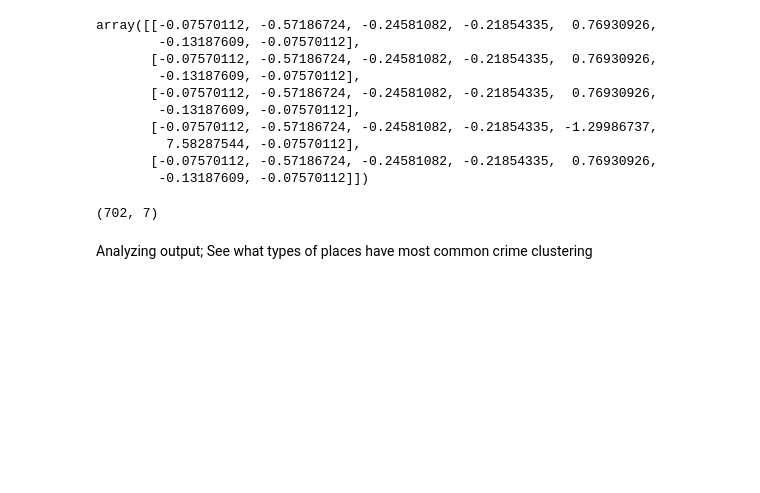
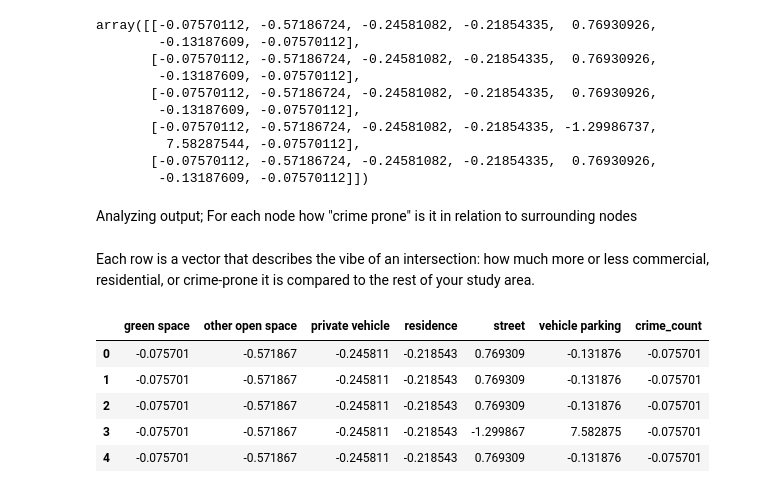
Before and after one commit to kenedyducheine/statistical-crime-analysis, a Jupyter notebook: CrimeDataNotebook.ipynb, the cells around one changed output. Cells and saved outputs as stored; diff of their text form; code cells hidden in the pictures; blank space fills up the shorter version.

```diff
--- a/CrimeDataNotebook.ipynb
+++ b/CrimeDataNotebook.ipynb
@@ -123,14 +122,19 @@ array([[-0.07570112, -0.57186724, -0.24581082, -0.21854335,  0.76930926,
          7.58287544, -0.07570112],
        [-0.07570112, -0.57186724, -0.24581082, -0.21854335,  0.76930926,
         -0.13187609, -0.07570112]])
-# %%
-# M x N matrix
-# N different types of places
-# N data points
-X_matrix.shape
-# %% [output]
-(702, 7)
 # %% [markdown]
-Analyzing output; See what types of places have most common crime clustering
+Analyzing output; For each node how "crime prone" is it in relation to surrounding nodes
+# %% [markdown]
+Each row is a vector that describes the vibe of an intersection: how much more or less commercial, residential, or crime-prone it is compared to the rest of your study area.
 # %%
 # Insert code to bring back in matrix labels of location_type and to take see what to do with z scores
+X_matrix_df = pd.DataFrame(X_matrix)
+X_matrix_df.columns = X_df.columns
+X_matrix_df.head(5)
+# %% [output]
+|  | green space | other open space | private vehicle | residence | street | vehicle parking | crime_count |
+| 0 | -0.075701 | -0.571867 | -0.245811 | -0.218543 | 0.769309 | -0.131876 | -0.075701 |
+| 1 | -0.075701 | -0.571867 | -0.245811 | -0.218543 | 0.769309 | -0.131876 | -0.075701 |
+| 2 | -0.075701 | -0.571867 | -0.245811 | -0.218543 | 0.769309 | -0.131876 | -0.075701 |
+| 3 | -0.075701 | -0.571867 | -0.245811 | -0.218543 | -1.299867 | 7.582875 | -0.075701 |
+| 4 | -0.075701 | -0.571867 | -0.245811 | -0.218543 | 0.769309 | -0.131876 | -0.075701 |
```
Also changed, not shown: parts of 2 cells of this notebook.
